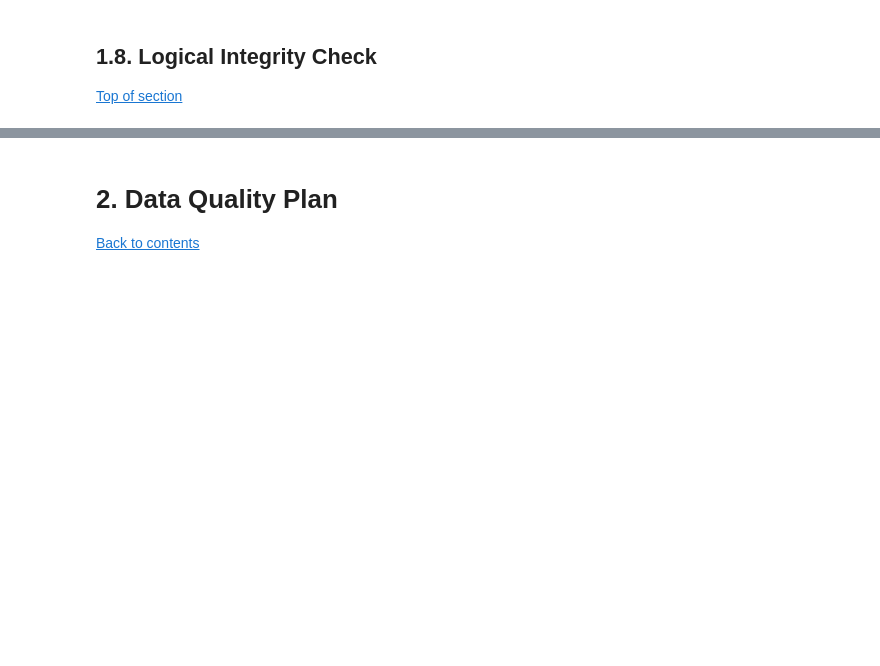
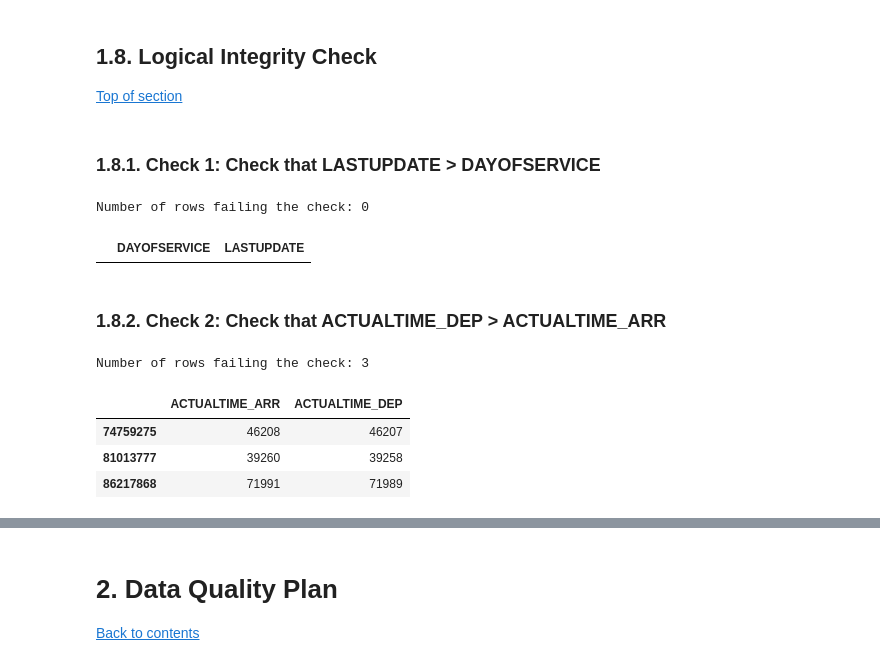
Before and after one commit to CityRoute/Data-Analytics-CityRoute, a Jupyter notebook: Conor-Cleaning_and_Prep.ipynb, the cells around one changed output, grey strips where cells are left out. Saved outputs shown, nothing was run; the diff lists cells and outputs as text; code cells hidden in the pictures; blank space fills up the shorter version.

Commit message:
Logical integrity checks

```diff
--- a/Conor-Cleaning_and_Prep.ipynb
+++ b/Conor-Cleaning_and_Prep.ipynb
@@ -556,3 +556,26 @@ plt.show()
 <a id="logical_integrity_check"></a>
 ## 1.8. Logical Integrity Check
 [Top of section](#data_quality_report)
+# %% [markdown]
+### 1.8.1. Check 1: Check that LASTUPDATE > DAYOFSERVICE
+# %%
+# create a dataframe for check 1
+check_1 = df_leavetimes[['DAYOFSERVICE','LASTUPDATE']][df_leavetimes['LASTUPDATE']<df_leavetimes['DAYOFSERVICE']]
+print(f"Number of rows failing the check: {check_1.shape[0]}")
+check_1
+# %% [output]
+Number of rows failing the check: 0
+|  | DAYOFSERVICE | LASTUPDATE |
+# %% [markdown]
+### 1.8.2. Check 2: Check that ACTUALTIME_DEP > ACTUALTIME_ARR
+# %%
+# create a dataframe for check 2
+check_2 = df_leavetimes[['ACTUALTIME_ARR','ACTUALTIME_DEP']][df_leavetimes['ACTUALTIME_DEP']<df_leavetimes['ACTUALTIME_ARR']]
+print(f"Number of rows failing the check: {check_2.shape[0]}")
+check_2
+# %% [output]
+Number of rows failing the check: 3
+|  | ACTUALTIME_ARR | ACTUALTIME_DEP |
+| 74759275 | 46208 | 46207 |
+| 81013777 | 39260 | 39258 |
+| 86217868 | 71991 | 71989 |
```
Also changed, not shown: parts of 13 cells of this notebook.
